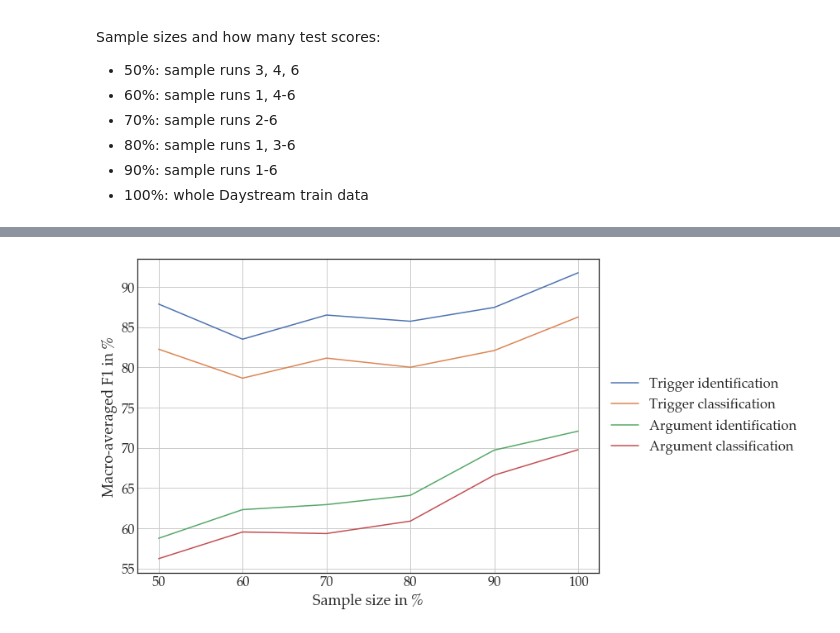
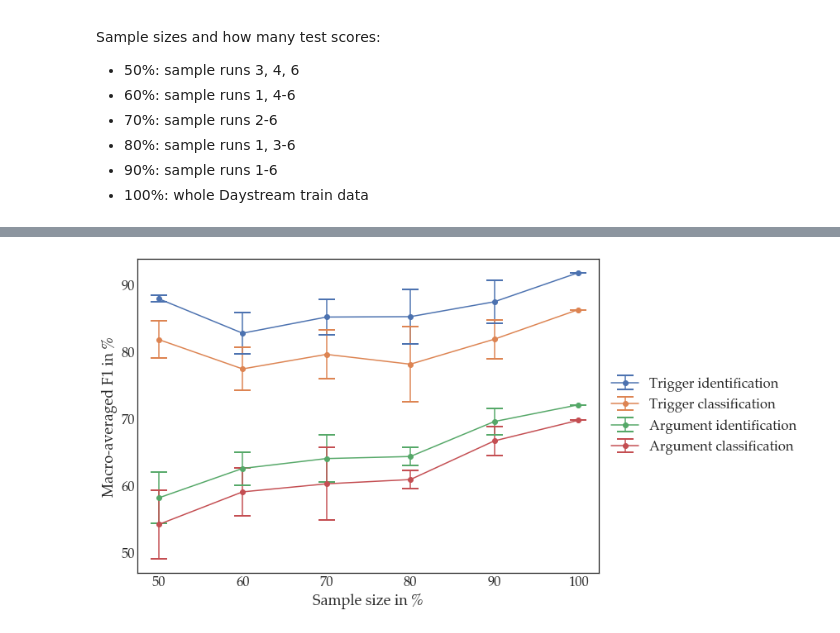
Before and after one commit to DFKI-NLP/eventx, a Jupyter notebook: analysis/notebooks/eventx_analysis.ipynb, the cells around one changed output, grey strips where cells are left out. Drawn from its saved outputs; the diff is of its cells as text; code cells hidden in the pictures.

```diff
--- a/analysis/notebooks/eventx_analysis.ipynb
+++ b/analysis/notebooks/eventx_analysis.ipynb
@@ -151,2 +168,4 @@ f.delaxes(axes[1,1])
 # %%
-print(sklearn.metrics.classification_report(arg_y_true, arg_y_pred["snorkel_bert_gold"], ROLE_LABELS[:-1]))
+role_metrics_dict = {}
+for model_name in model_names[:-1]:
+    role_metrics_dict[model_name] = pd.DataFrame(sklearn.metrics.classification_report(arg_y_true, arg_y_pred[model_name], ROLE_LABELS[:-1], output_dict=True)).T
@@ -433,13 +483,21 @@ Sample sizes and how many test scores:
 - 90%: sample runs 1-6
 - 100%: whole Daystream train data
 # %%
-# increasing training data over 5 different sample runs: getting a bunch of entity_tags vocabulary key errors (removed from evaluation)
-model_names = [f'daystream{percentage}_snorkeled' for percentage in range(50,101,10)]
+# increasing training data over 6 different sample runs: getting a bunch of entity_tags vocabulary key errors (removed from evaluation)
+model_names_increasing_data = [f'daystream{percentage}_snorkeled' for percentage in range(50,101,10)]
 model_base_path = Path("../../data/runs/increasing_train_data")
 runs = 6
-trigger_metrics, argument_metrics = {}, {}
-for model_name in model_names:
-    print(model_name)
-    model_paths = [model_base_path.joinpath(f'samples_{run+1}/{model_name}') for run in range(runs)]
-    trigger_metrics[model_name], argument_metrics[model_name] = evaluate.summize_multiple_runs(model_paths, test_docs)
+increasing_data_save_file = SAVE_PATH.joinpath("increasing_data_save_file.pkl")   # if the models don't change, we can use this instead rerunning all the models
+if increasing_data_save_file.exists() and SAVE_METRICS_PREDICTIONS:
+    print(f"Loading metrics from {increasing_data_save_file}, using those instead of running predictions")
+    trigger_metrics, argument_metrics = pickle.load(open(increasing_data_save_file, "rb"))
+else:
+    trigger_metrics, argument_metrics = {}, {}
+    for model_name in model_names_increasing_data:
+        print(model_name)
+        model_paths = [model_base_path.joinpath(f'samples_{run+1}/{model_name}') for run in range(runs)]
+        trigger_metrics[model_name], argument_metrics[model_name] = evaluate.summize_multiple_runs(model_paths, test_docs)
+    if SAVE_METRICS_PREDICTIONS:
+        print(f"Saving metrics to {increasing_data_save_file}")
+        pickle.dump((trigger_metrics, argument_metrics), open(increasing_data_save_file, "wb"))
 # %% [output]
@@ -485,25 +510,30 @@ def get_infos(metrics, metric_name, labels=None):
             tmp = {'Model': k}
         else:
             tmp = {'Sample size in %': labels[idx]}
-        tmp[metric_name] = np.median(v[metric_name]['f1-score'])*100  # turn into percentage
+        tmp[metric_name] = np.mean(v[metric_name]['f1-score'])*100  # f1-mean turn into percentage
+        tmp['f1-std'] = np.std(v[metric_name]['f1-score'])*100  # f1-std turn into percentage
         table.append(tmp)
     if labels is None:
         return pd.DataFrame(table).set_index('Model')
     else:
         return pd.DataFrame(table).set_index('Sample size in %')
+# %%
+sample_sizes = [percentage for percentage in range(50,101,10)]
+t_id_table = get_infos(trigger_metrics, 'Trigger identification', labels=sample_sizes)
+t_class_table = get_infos(trigger_metrics, 'Trigger classification', labels=sample_sizes)
+a_id_table = get_infos(argument_metrics, 'Argument identification', labels=sample_sizes)
+a_class_table = get_infos(argument_metrics, 'Argument classification', labels=sample_sizes)
 # %%
 sns.set(font_scale=1.5, font="Palatino")
-sample_sizes = [percentage for percentage in range(50,101,10)]
-progression_table = get_infos(trigger_metrics, 'Trigger identification', labels=sample_sizes)
-progression_table = progression_table.merge(get_infos(trigger_metrics, 'Trigger classification', labels=sample_sizes), left_index=True, right_index=True)
-progression_table = progression_table.merge(get_infos(argument_metrics, 'Argument identification', labels=sample_sizes), left_index=True, right_index=True)
-progression_table = progression_table.merge(get_infos(argument_metrics, 'Argument classification', labels=sample_sizes), left_index=True, right_index=True)
 with plt.style.context("seaborn-white"):
     plt.rcParams["font.family"] = "Palatino"
+    plt.rcParams['pdf.fonttype'] = 42
     fig, ax = plt.subplots(figsize=(10,7))
     ax.set_ylabel('Macro-averaged F1 in %')
-    progression_table.plot(ax=ax, grid=True)
+    for table, name in zip([t_id_table, t_class_table, a_id_table, a_class_table], ['Trigger identification', 'Trigger classification', 'Argument identification', 'Argument classification']):
+        table.plot(ax=ax, y=name, yerr=table['f1-std'], grid=False, capsize=10, capthick=2, marker="o")
     lgd = ax.legend(loc='center left', bbox_to_anchor=(1.0, 0.5));
+    fig.savefig(SAVE_PATH.joinpath('IncreasingTrainData.pdf'), bbox_extra_artists=(lgd,), bbox_inches='tight')
 # %% [output]
-[figure, old version]
+[figure, new version]
 # %%
```
Also changed, not shown: parts of 61 cells of this notebook, 2 other files.
